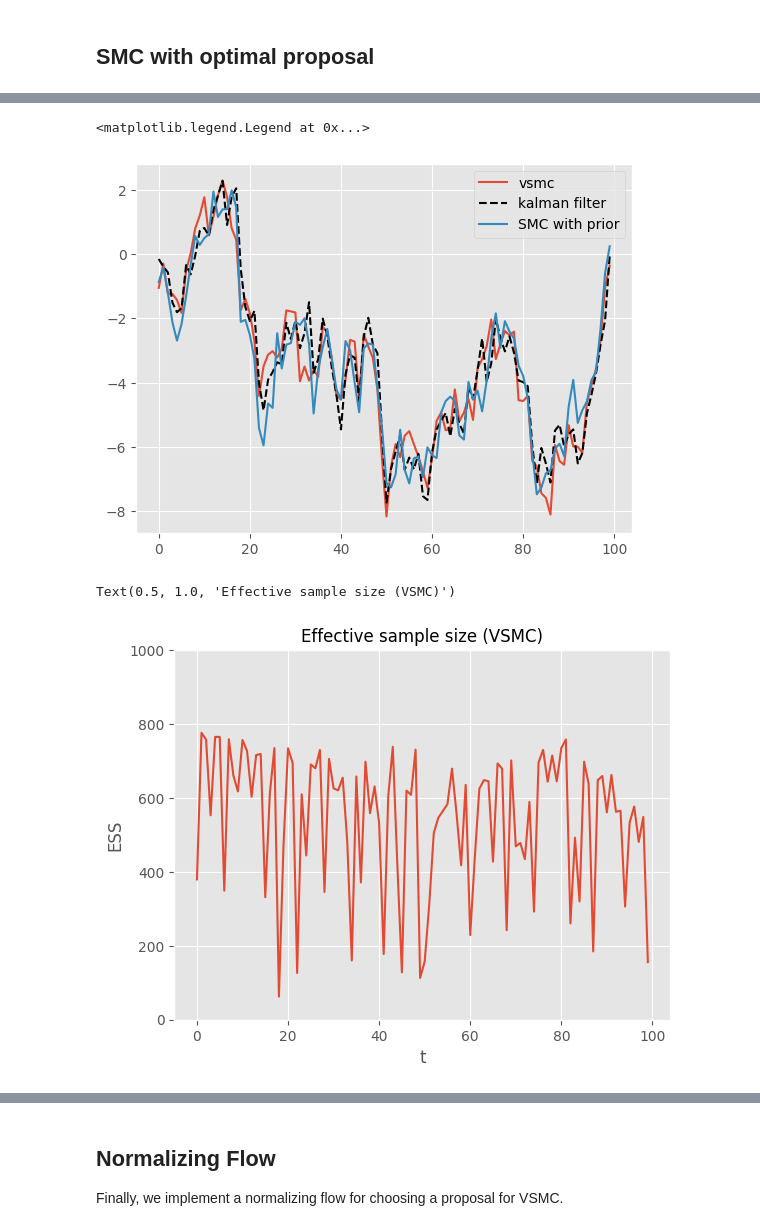
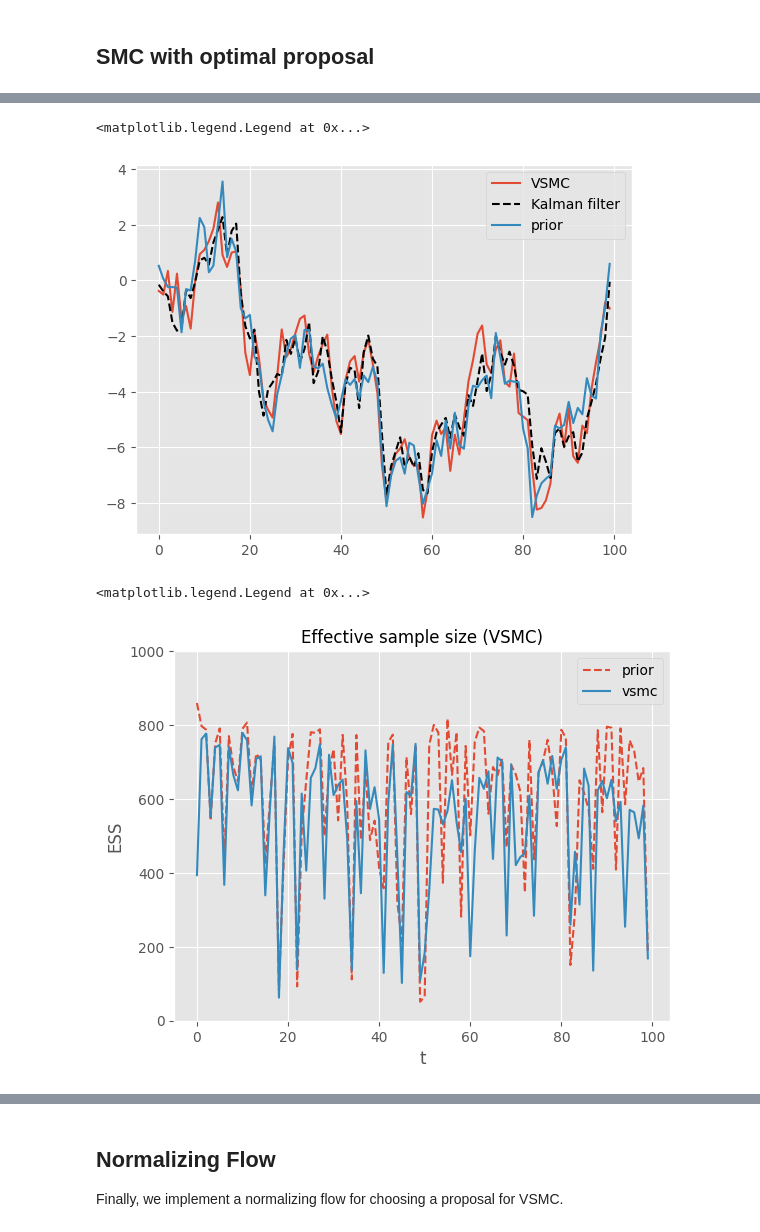
Before and after one commit to Perez-Amanda/ComputacionalStatistics_FinalProject, a Jupyter notebook: SMC.ipynb, the cells around one changed output, grey strips where cells are left out. Saved outputs shown, nothing was run; the diff lists cells and outputs as text; code cells hidden in the pictures.

Commit message:
Trying to debug code for VSMC with NF

```diff
--- a/SMC.ipynb
+++ b/SMC.ipynb
@@ -129,2 +239,0 @@ plt.legend()
-# %%
-y_seq = [torch.tensor(i) for i in Y]
@@ -388,0 +412,11 @@ plt.ylim((0,1000))
+# %%
+mu = x_part_prior.detach().mean(axis=1)
+s = x_part_prior.detach().std(axis=1)
+y1 = (mu - s).reshape(100,)
+y2 = (mu + s).reshape(100,)
+
+plt.plot(mu, label='prior',c='firebrick')
+plt.fill_between(x=range(100), y1=y1, y2=y2, alpha=.5,color='firebrick')
+plt.plot(X_hat,ls='--',c='black',label="Kalman")
+plt.legend()
+plt.title("Latent variable estimates")
@@ -468,0 +519,11 @@ plt.ylim((0,1000))
+# %%
+mu = x_part_opt.detach().mean(axis=1)
+s = x_part_opt.detach().std(axis=1)
+y1 = (mu - s).reshape(100,)
+y2 = (mu + s).reshape(100,)
+
+plt.plot(mu, label='opt',c='firebrick')
+plt.fill_between(x=range(100), y1=y1, y2=y2, alpha=.5,color='firebrick')
+plt.plot(X_hat,ls='--',c='black',label="Kalman")
+plt.legend()
+plt.title("Latent variable estimates")
@@ -587,22 +650,22 @@ Text(0, 0.5, '-ELBO')
 # %%
-log_w_vsmc, _, _, x_vsmc = run_vsmc(y_seq, lambda_, N, 100)
-
-plt.plot(x_vsmc.detach().numpy(),label='vsmc')
-plt.plot(X_hat,label='kalman filter',c='black',ls='--')
-plt.plot(x_prior.numpy(), label="SMC with prior")
+log_w_vsmc, x_part_vsmc, a_vsmc, x_vsmc = run_vsmc(y_seq, lambda_, N, 100)
+# x_part_opt, a_opt
+# log_w, x_particles, ancestors, x_estimates
+plt.plot(x_vsmc.detach().numpy(),label='VSMC')
+plt.plot(X_hat,label='Kalman filter',c='black',ls='--')
+plt.plot(x_prior.numpy(), label="prior")
 plt.legend()
 # %% [output]
 <matplotlib.legend.Legend at 0x...>
-[figure, old version]
+[figure, new version]
 # %%
-# plt.plot(ESS(log_w_prior),label='prior',ls='--')
-
-plt.plot(ESS(log_w).detach().numpy(),label='vsmc')
+plt.plot(ESS(log_w_prior),label='prior',ls='--')
+plt.plot(ESS(log_w_vsmc).detach().numpy(),label='vsmc')
 plt.ylim((0,N))
 plt.xlabel("t")
 plt.ylabel("ESS")
 plt.title("Effective sample size (VSMC)",size=12)
-# plt.legend()
+plt.legend()
 # %% [output]
-Text(0.5, 1.0, 'Effective sample size (VSMC)')
+<matplotlib.legend.Legend at 0x...>
-[figure, old version]
+[figure, new version]
```
Also changed, not shown: parts of 32 cells of this notebook, 4 other files.
